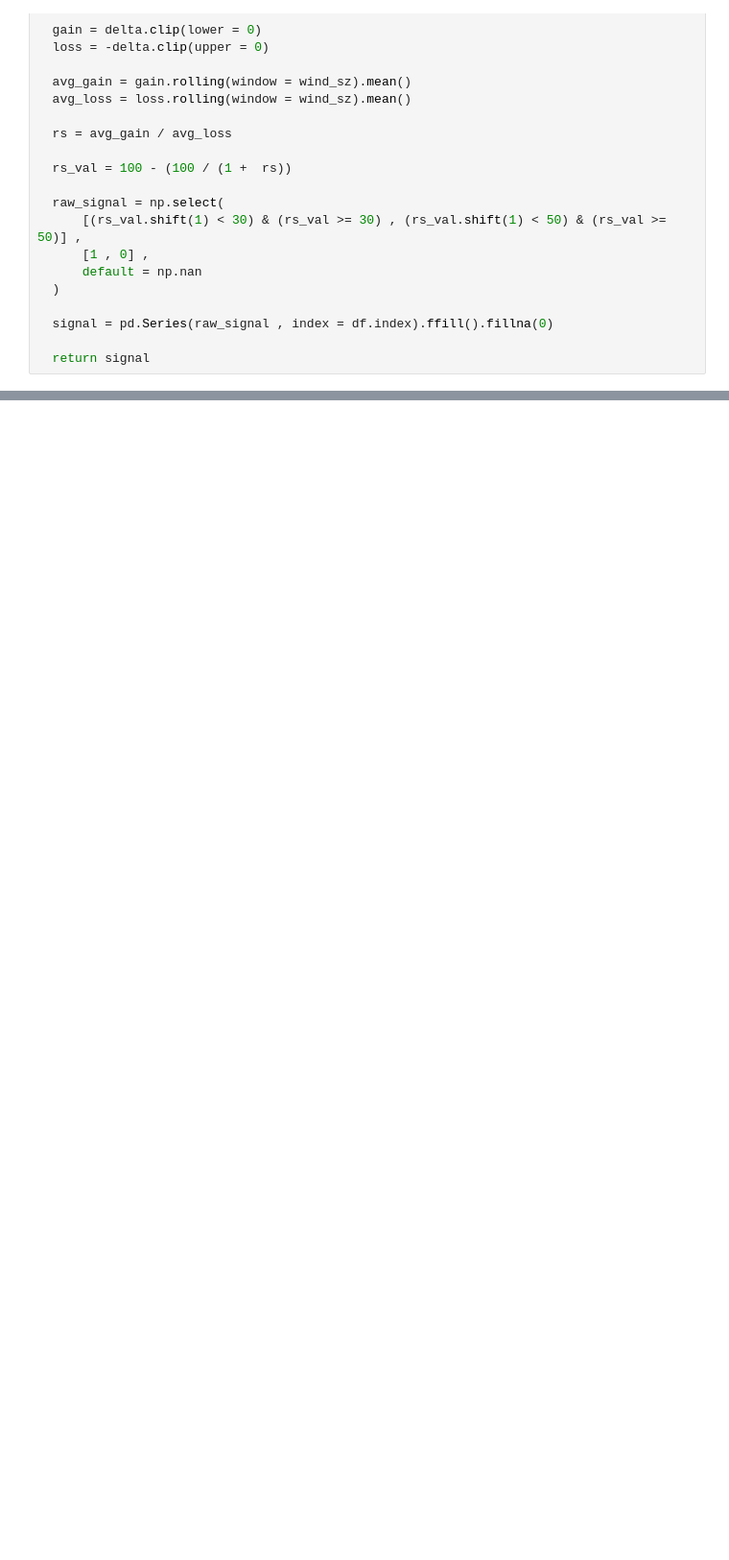
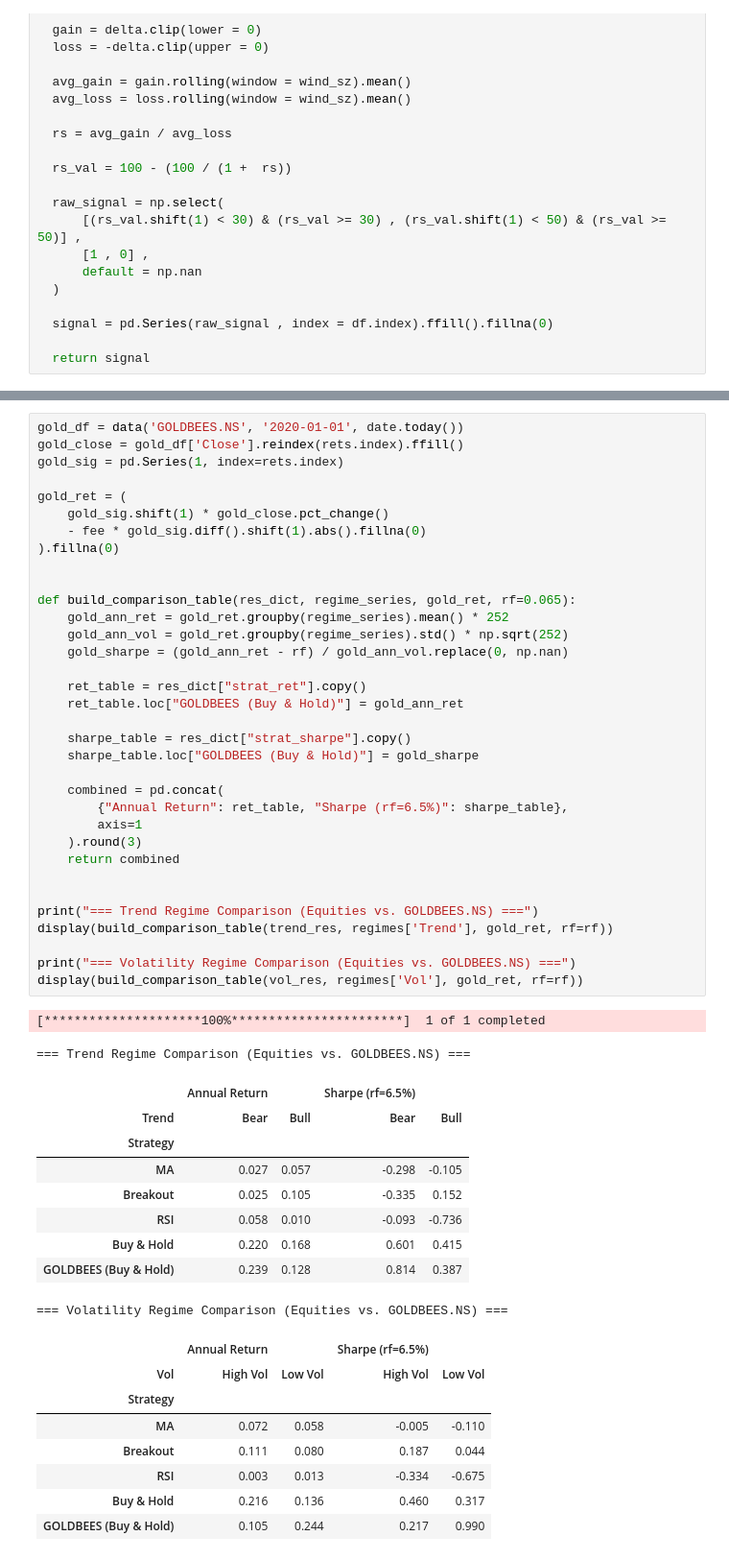
Before and after one commit to Abhiramalikatti21/Data_Analysis_pandas, a Jupyter notebook: MultiStategyComparison_&_PortfolioSystem.ipynb, the cells around one changed output, grey strips where cells are left out. Shown at 96% size. Saved outputs shown, nothing was run; the diff lists cells and outputs as text; blank space fills up the shorter version.

```diff
--- a/MultiStategyComparison_&_PortfolioSystem.ipynb
+++ b/MultiStategyComparison_&_PortfolioSystem.ipynb
@@ -202,0 +522,54 @@ performance_report(signals['RELIANCE']['MA'], df3['Close'])
+# %%
+gold_df = data('GOLDBEES.NS', '2020-01-01', date.today())
+gold_close = gold_df['Close'].reindex(rets.index).ffill()
+gold_sig = pd.Series(1, index=rets.index)
+
+gold_ret = (
+    gold_sig.shift(1) * gold_close.pct_change()
+    - fee * gold_sig.diff().shift(1).abs().fillna(0)
+).fillna(0)
+
+
+def build_comparison_table(res_dict, regime_series, gold_ret, rf=0.065):
+    gold_ann_ret = gold_ret.groupby(regime_series).mean() * 252
+    gold_ann_vol = gold_ret.groupby(regime_series).std() * np.sqrt(252)
+    gold_sharpe = (gold_ann_ret - rf) / gold_ann_vol.replace(0, np.nan)
+
+    ret_table = res_dict["strat_ret"].copy()
+    ret_table.loc["GOLDBEES (Buy & Hold)"] = gold_ann_ret
+
+    sharpe_table = res_dict["strat_sharpe"].copy()
+    sharpe_table.loc["GOLDBEES (Buy & Hold)"] = gold_sharpe
+
+    combined = pd.concat(
+        {"Annual Return": ret_table, "Sharpe (rf=6.5%)": sharpe_table},
+        axis=1
+    ).round(3)
+    return combined
+
+
+print("=== Trend Regime Comparison (Equities vs. GOLDBEES.NS) ===")
+display(build_comparison_table(trend_res, regimes['Trend'], gold_ret, rf=rf))
+
+print("=== Volatility Regime Comparison (Equities vs. GOLDBEES.NS) ===")
+display(build_comparison_table(vol_res, regimes['Vol'], gold_ret, rf=rf))
+# %% [output]
+[*********************100%***********************]  1 of 1 completed
+=== Trend Regime Comparison (Equities vs. GOLDBEES.NS) ===
+|  | Annual Return |  | Sharpe (rf=6.5%) |  |
+| Trend | Bear | Bull | Bear | Bull |
+| Strategy |  |  |  |  |
+| MA | 0.027 | 0.057 | -0.298 | -0.105 |
+| Breakout | 0.025 | 0.105 | -0.335 | 0.152 |
+| RSI | 0.058 | 0.010 | -0.093 | -0.736 |
+| Buy & Hold | 0.220 | 0.168 | 0.601 | 0.415 |
+| GOLDBEES (Buy & Hold) | 0.239 | 0.128 | 0.814 | 0.387 |
+=== Volatility Regime Comparison (Equities vs. GOLDBEES.NS) ===
+|  | Annual Return |  | Sharpe (rf=6.5%) |  |
+| Vol | High Vol | Low Vol | High Vol | Low Vol |
+| Strategy |  |  |  |  |
+| MA | 0.072 | 0.058 | -0.005 | -0.110 |
+| Breakout | 0.111 | 0.080 | 0.187 | 0.044 |
+| RSI | 0.003 | 0.013 | -0.334 | -0.675 |
+| Buy & Hold | 0.216 | 0.136 | 0.460 | 0.317 |
+| GOLDBEES (Buy & Hold) | 0.105 | 0.244 | 0.217 | 0.990 |
```
Also changed, not shown: parts of 13 cells of this notebook.
